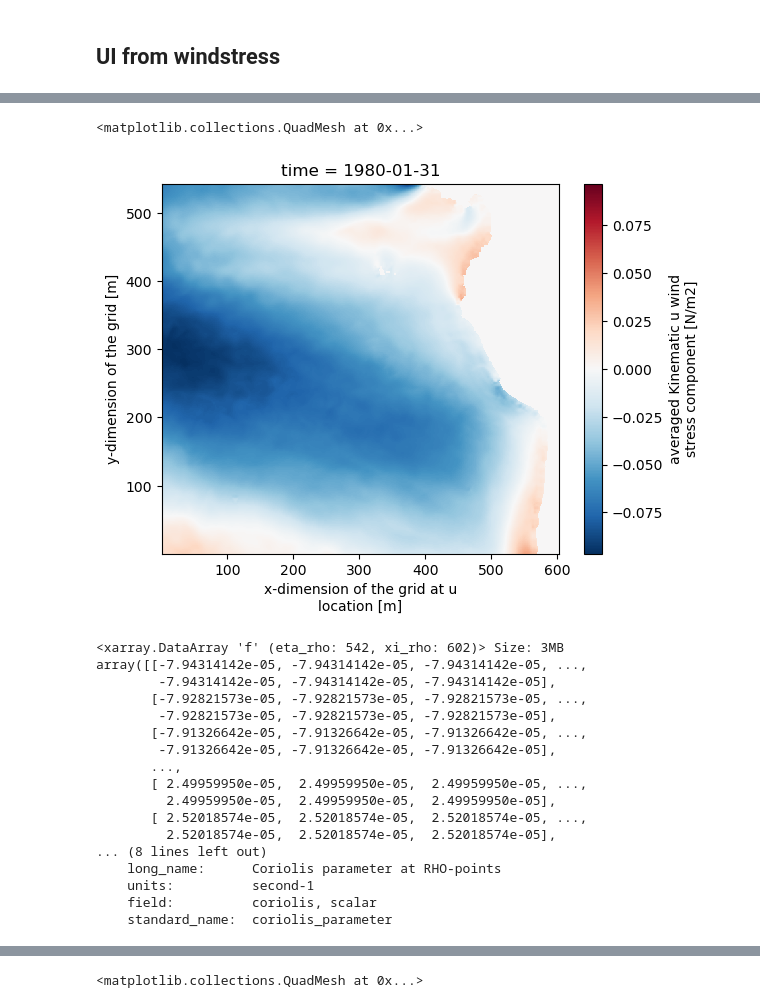
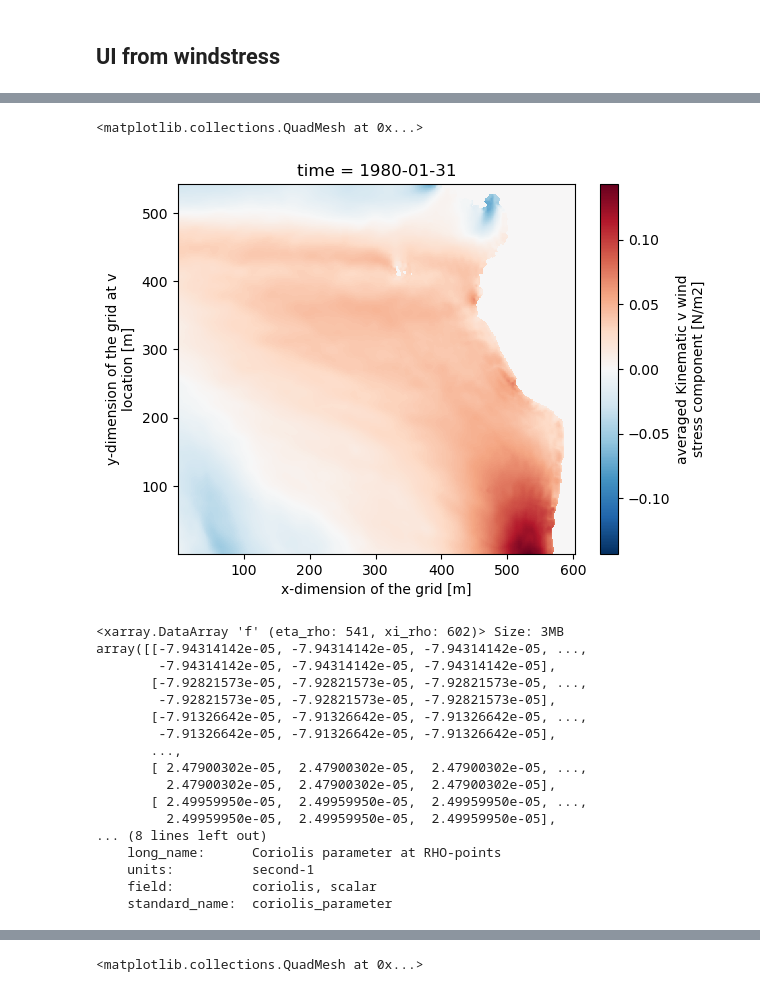
Before and after one commit to danliba/Upwelling_paper, a Jupyter notebook: Winds_stress_UI.ipynb, the cells around one changed output, grey strips where cells are left out. Drawn from its saved outputs; the diff is of its cells as text; code cells hidden in the pictures.

```diff
--- a/Winds_stress_UI.ipynb
+++ b/Winds_stress_UI.ipynb
@@ -157,20 +157,21 @@ N/m2
 # %%
 time = pd.date_range(start='1980-01',end='2016-01',freq='M')
 ds_vwnd['time']=time
 ds_uwnd['time']=time
-ds_uwnd.isel(time=0).plot()
+ds_vwnd.isel(time=0).plot()
 # %% [output]
 <matplotlib.collections.QuadMesh at 0x...>
-[figure, old version]
+[figure, new version]
 # %%
 lon = dsi.lon_v.compute()
 lat = dsi.lat_v.compute()
 rho = 1025  # water density (kg/m^3)
 f = dsi.f.compute()
+f = f[:-1,:]
 f
 # dy = 111000*(lon[1]-lon[0])  # 1 degree latitude ~ 111 km
 # %% [output]
-<xarray.DataArray 'f' (eta_rho: 542, xi_rho: 602)> Size: 3MB
+<xarray.DataArray 'f' (eta_rho: 541, xi_rho: 602)> Size: 3MB
 array([[-7.94314142e-05, -7.94314142e-05, -7.94314142e-05, ...,
         -7.94314142e-05, -7.94314142e-05, -7.94314142e-05],
        [-7.92821573e-05, -7.92821573e-05, -7.92821573e-05, ...,
@@ -178,10 +179,10 @@ array([[-7.94314142e-05, -7.94314142e-05, -7.94314142e-05, ...,
        [-7.91326642e-05, -7.91326642e-05, -7.91326642e-05, ...,
         -7.91326642e-05, -7.91326642e-05, -7.91326642e-05],
        ...,
+       [ 2.47900302e-05,  2.47900302e-05,  2.47900302e-05, ...,
+         2.47900302e-05,  2.47900302e-05,  2.47900302e-05],
        [ 2.49959950e-05,  2.49959950e-05,  2.49959950e-05, ...,
          2.49959950e-05,  2.49959950e-05,  2.49959950e-05],
-       [ 2.52018574e-05,  2.52018574e-05,  2.52018574e-05, ...,
-         2.52018574e-05,  2.52018574e-05,  2.52018574e-05],
 ... (8 lines left out)
     long_name:      Coriolis parameter at RHO-points
     units:          second-1
```
Also changed, not shown: parts of 2 cells of this notebook, 2 other files.
